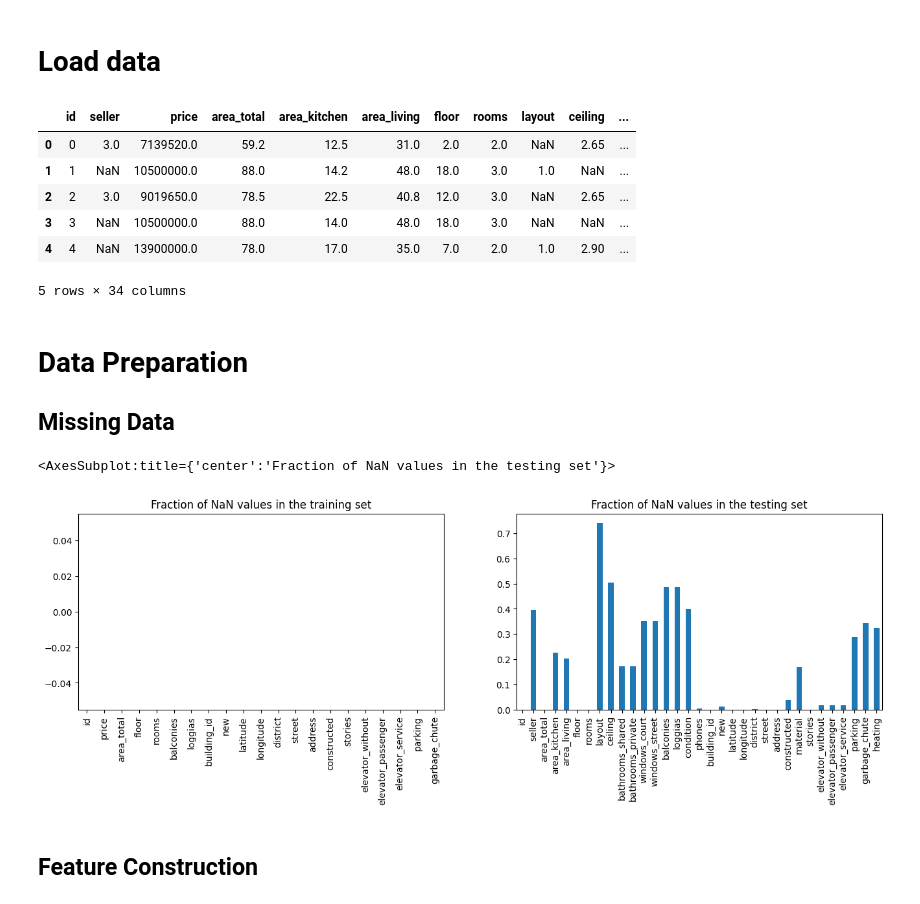
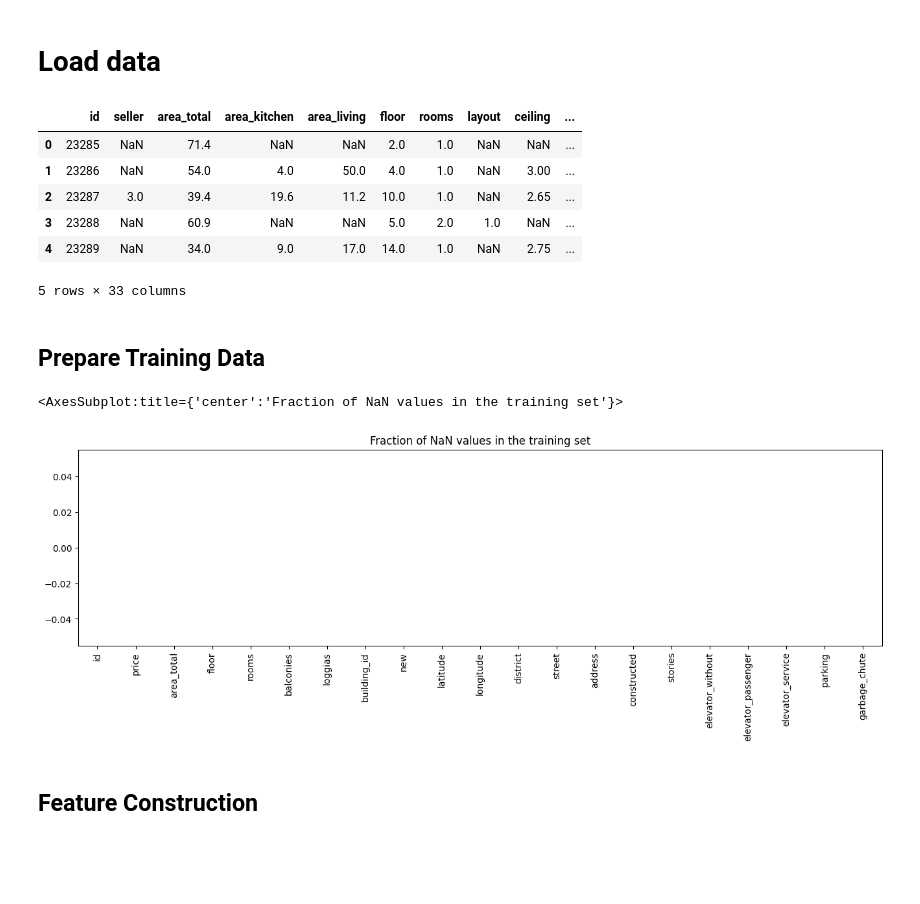
Before and after one commit to P1NHE4D/TDT4173-Prosjekt, a Jupyter notebook: notebook_alexander.ipynb, the cells around one changed output. Cells and saved outputs as stored; diff of their text form; code cells hidden in the pictures; blank space fills up the shorter version.

```diff
--- a/notebook_alexander.ipynb
+++ b/notebook_alexander.ipynb
@@ -64,64 +64,67 @@ data_test = pd.merge(
     right_index=True
 )
 data_train.head()
+data_test.head()
 # %% [output]
-|  | id | seller | price | area_total | area_kitchen | area_living | floor | rooms | layout | ceiling | ... |
-| 0 | 0 | 3.0 | 7139520.0 | 59.2 | 12.5 | 31.0 | 2.0 | 2.0 | NaN | 2.65 | ... |
-| 1 | 1 | NaN | 10500000.0 | 88.0 | 14.2 | 48.0 | 18.0 | 3.0 | 1.0 | NaN | ... |
-| 2 | 2 | 3.0 | 9019650.0 | 78.5 | 22.5 | 40.8 | 12.0 | 3.0 | NaN | 2.65 | ... |
-| 3 | 3 | NaN | 10500000.0 | 88.0 | 14.0 | 48.0 | 18.0 | 3.0 | NaN | NaN | ... |
-| 4 | 4 | NaN | 13900000.0 | 78.0 | 17.0 | 35.0 | 7.0 | 2.0 | 1.0 | 2.90 | ... |
+|  | id | seller | area_total | area_kitchen | area_living | floor | rooms | layout | ceiling | ... |
+| 0 | 23285 | NaN | 71.4 | NaN | NaN | 2.0 | 1.0 | NaN | NaN | ... |
+| 1 | 23286 | NaN | 54.0 | 4.0 | 50.0 | 4.0 | 1.0 | NaN | 3.00 | ... |
+| 2 | 23287 | 3.0 | 39.4 | 19.6 | 11.2 | 10.0 | 1.0 | NaN | 2.65 | ... |
+| 3 | 23288 | NaN | 60.9 | NaN | NaN | 5.0 | 2.0 | 1.0 | NaN | ... |
+| 4 | 23289 | NaN | 34.0 | 9.0 | 17.0 | 14.0 | 1.0 | NaN | 2.75 | ... |
-5 rows × 34 columns
+5 rows × 33 columns
 # %% [markdown]
-# Data Preparation
-## Missing Data
+## Prepare Training Data
 # %%
-from sklearn.impute import SimpleImputer
 
+def prepare_data(data):
 
-# drop unecessary features
-data_train.drop([
+    # remove irrelevant features
+    irrelevant_features = [
         'seller',
         'layout',
         'area_kitchen',
         'area_living',
         'bathrooms_shared',
         'bathrooms_private',
         'phones',
         'condition',
         'heating',
-        'material', # experimental
-        'ceiling',  # experimental
-        'windows_court', # experimental
-        'windows_street', # experimental
-    ],
-    axis=1,
-    inplace=True
-)
+        'material',
+        'ceiling',
+        'windows_court',
+        'windows_street',
+    ]
+    data.drop(
+        irrelevant_features,
+        axis=1,
+        inplace=True
+    )
 
-# drop rows
-data_train.drop(data_train[data_train['district'].isna()].index, inplace=True)
-data_train.drop(data_train[data_train['constructed'].isna()].index, inplace=True)
+    # drop rows containing NaN values for specific features
+    data.drop(data[data['district'].isna()].index, inplace=True)
+    data.drop(data[data['constructed'].isna()].index, inplace=True)
 
-# fill data gaps
-data_train['loggias'] = data_train['loggias'].fillna(0)
-data_train['balconies'] = data_train['balconies'].fillna(0)
+    # fill data gaps
+    data['loggias'] = data['loggias'].fillna(0)
+    data['balconies'] = data['balconies'].fillna(0)
+    data['parking'] = data['parking'].fillna(0)
+    data['garbage_chute'] = data['garbage_chute'].fillna(False)
+    data['elevator_without'] = data['elevator_without'].fillna(False)
+    data['elevator_passenger'] = data['elevator_passenger'].fillna(False)
+    data['elevator_service'] = data['elevator_service'].fillna(False)
+    data['new'] = data['new'].fillna(False)
 
-# the following two are experimental and may have to be replaced
-data_train['parking'] = data_train['parking'].fillna(0)
-data_train['garbage_chute'] = data_train['garbage_chute'].fillna(False)
-data_train['elevator_without'] = data_train['elevator_without'].fillna(False)
-data_train['elevator_passenger'] = data_train['elevator_passenger'].fillna(False)
-data_train['elevator_service'] = data_train['elevator_service'].fillna(False)
-data_train['new'] = data_train['new'].fillna(False)
+    return data
 
 
-fig, (ax1, ax2) = plt.subplots(figsize=(16, 4), ncols=2, dpi=100)
+data_train = prepare_data(data_train)
+
+fig, ax1 = plt.subplots(figsize=(16, 4), ncols=1, dpi=100)
 data_train.isna().mean().plot.bar(ax=ax1, title='Fraction of NaN values in the training set')
-data_test.isna().mean().plot.bar(ax=ax2, title='Fraction of NaN values in the testing set')
 # %% [output]
-<AxesSubplot:title={'center':'Fraction of NaN values in the testing set'}>
+<AxesSubplot:title={'center':'Fraction of NaN values in the training set'}>
-[figure, old version]
+[figure, new version]
 # %% [markdown]
 ## Feature Construction
 # %%
```
Also changed, not shown: parts of 5 cells of this notebook.
